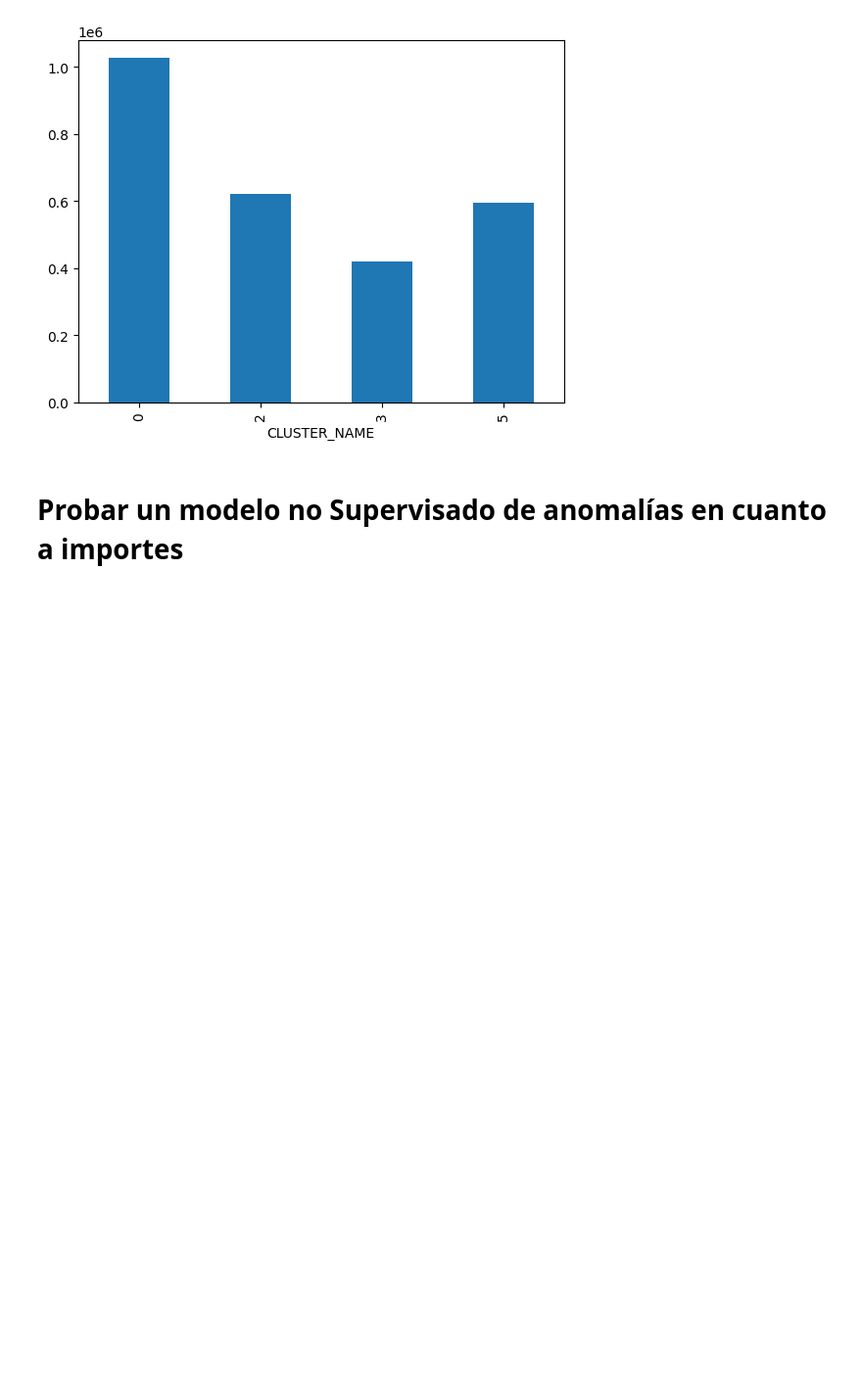
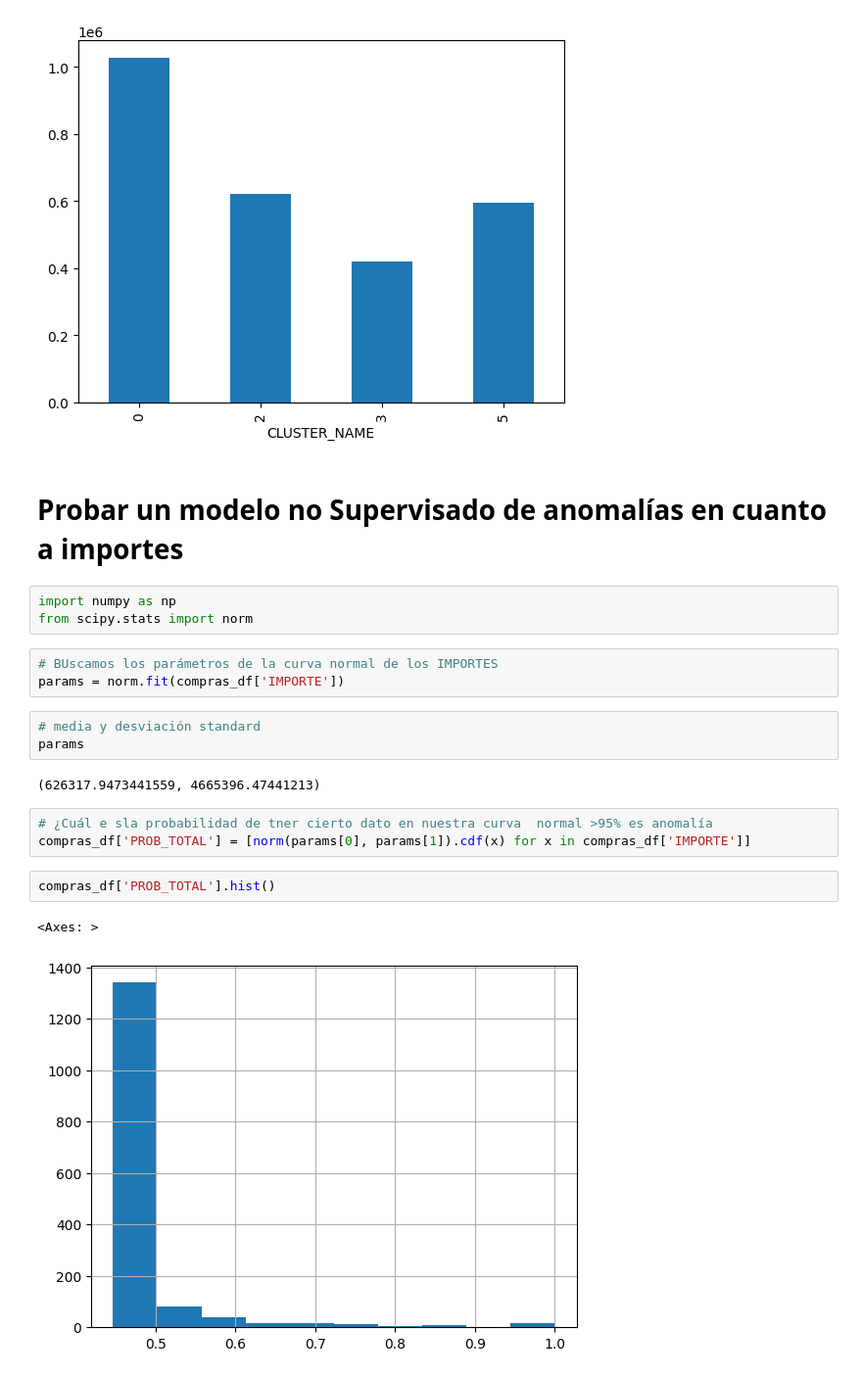
Before and after one commit to electrojam/monterrey, a Jupyter notebook: notebooks/4_modelacion_y_conclusiones.ipynb, the cells around one changed output. Shown at 98% size. Saved outputs shown, nothing was run; the diff lists cells and outputs as text; blank space fills up the shorter version.

Commit message:
Model No Supervi de anomalias en IMPORTES

```diff
--- a/notebooks/4_modelacion_y_conclusiones.ipynb
+++ b/notebooks/4_modelacion_y_conclusiones.ipynb
@@ -158,3 +158,22 @@ compras_df.groupby('CLUSTER_NAME')['IMPORTE'].mean().plot.bar()
 [figure]
 # %% [markdown]
 # Probar un modelo no Supervisado de anomalías en cuanto a importes
+# %%
+import numpy as np
+from scipy.stats import norm
+# %%
+# BUscamos los parámetros de la curva normal de los IMPORTES
+params = norm.fit(compras_df['IMPORTE'])
+# %%
+# media y desviación standard
+params
+# %% [output]
+(626317.9473441559, 4665396.47441213)
+# %%
+# ¿Cuál e sla probabilidad de tner cierto dato en nuestra curva  normal >95% es anomalía
+compras_df['PROB_TOTAL'] = [norm(params[0], params[1]).cdf(x) for x in compras_df['IMPORTE']]
+# %%
+compras_df['PROB_TOTAL'].hist()
+# %% [output]
+<Axes: >
+[figure, added]
```
Also changed, not shown: parts of 5 cells of this notebook.
